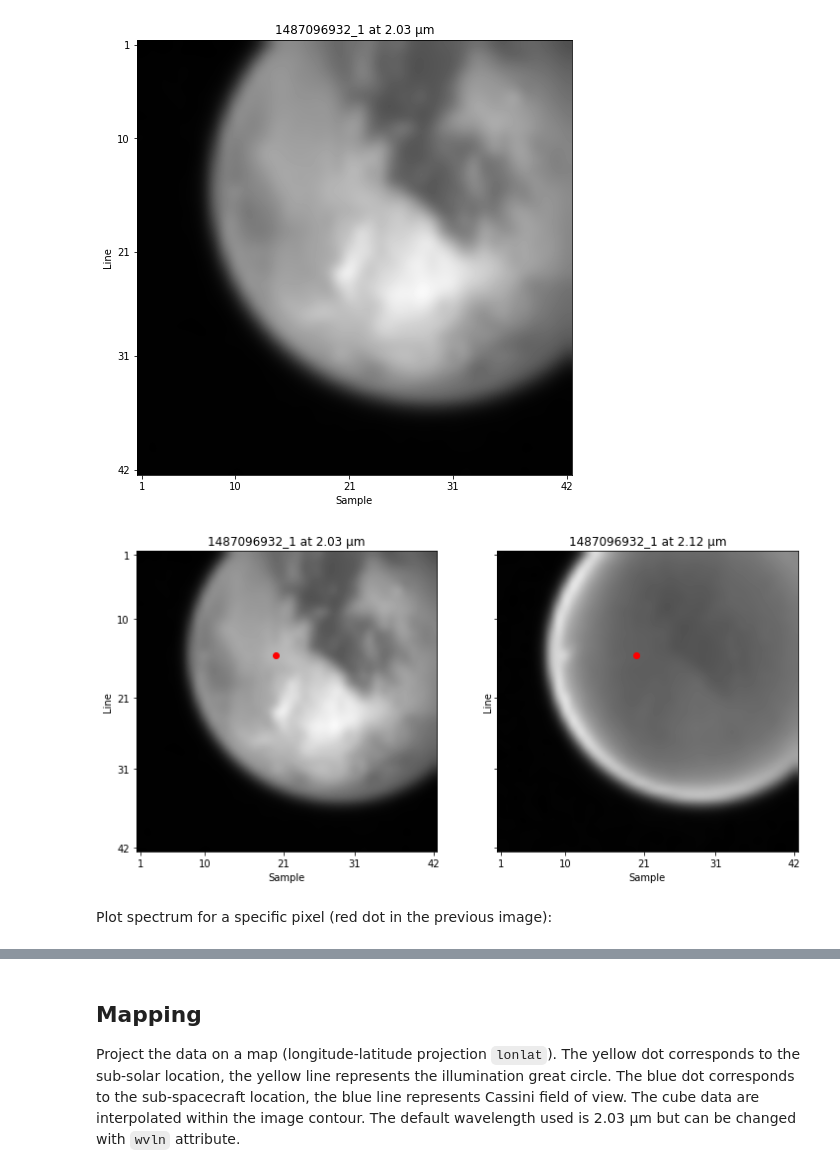
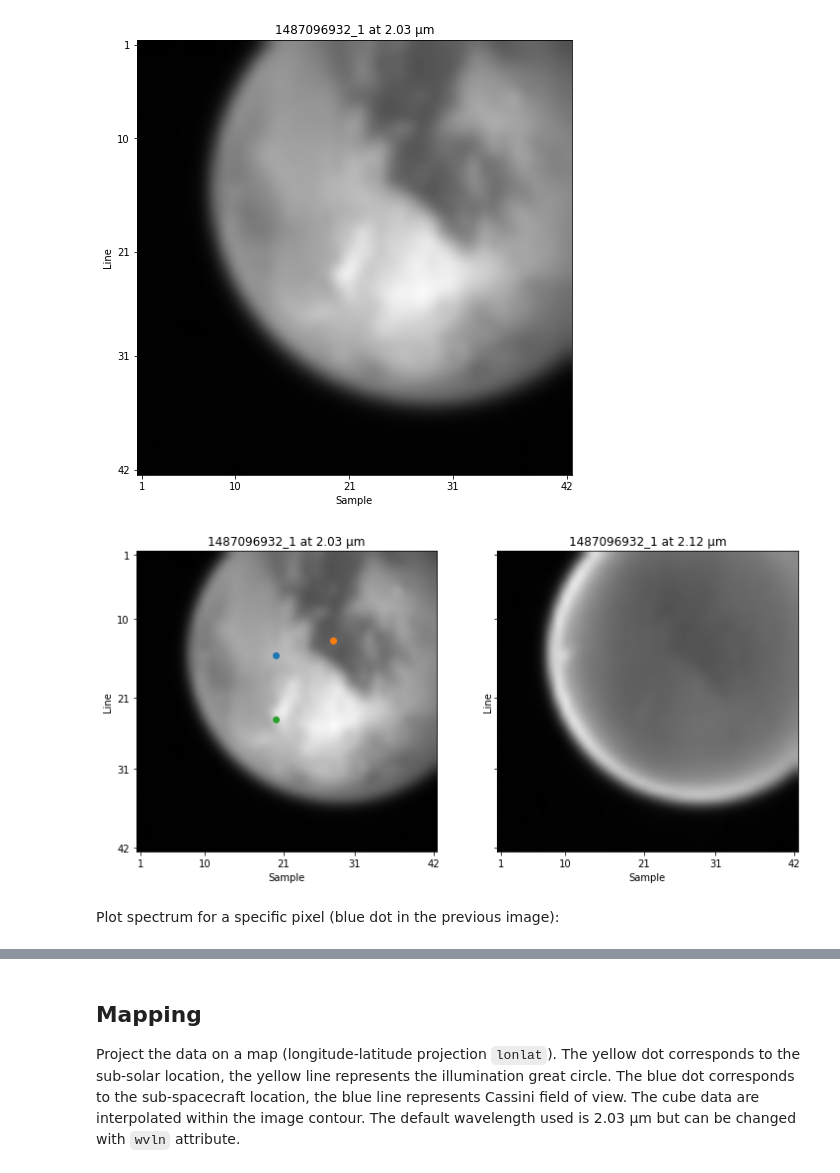
Before and after one commit to seignovert/pyvims, a Jupyter notebook: pyvims.ipynb, the cells around one changed output, grey strips where cells are left out. Saved outputs shown, nothing was run; the diff lists cells and outputs as text; code cells hidden in the pictures.

Commit message:
Add plot spectrum on cube

```diff
--- a/pyvims.ipynb
+++ b/pyvims.ipynb
@@ -84,12 +146,13 @@ cube.plot_wvln(2.03)
 # %%
 fig, axes = plt.subplots(1, 2, sharey=True, figsize=(12, 6))
 
 cube.plot_wvln(2.03, ax=axes[0])
 cube.plot_wvln(2.12, ax=axes[1])
 
-axes[0].plot(20, 15, 'ro');
-axes[1].plot(20, 15, 'ro');
+axes[0].plot(20, 15, 'o')
+axes[0].plot(28, 13, 'o')
+axes[0].plot(20, 24, 'o');
 # %% [output]
-[figure, old version]
+[figure, new version]
 # %% [markdown]
-Plot spectrum for a specific pixel (red dot in the previous image):
+Plot spectrum for a specific pixel (blue dot in the previous image):
```
Also changed, not shown: parts of 12 cells of this notebook, 2 other files.
